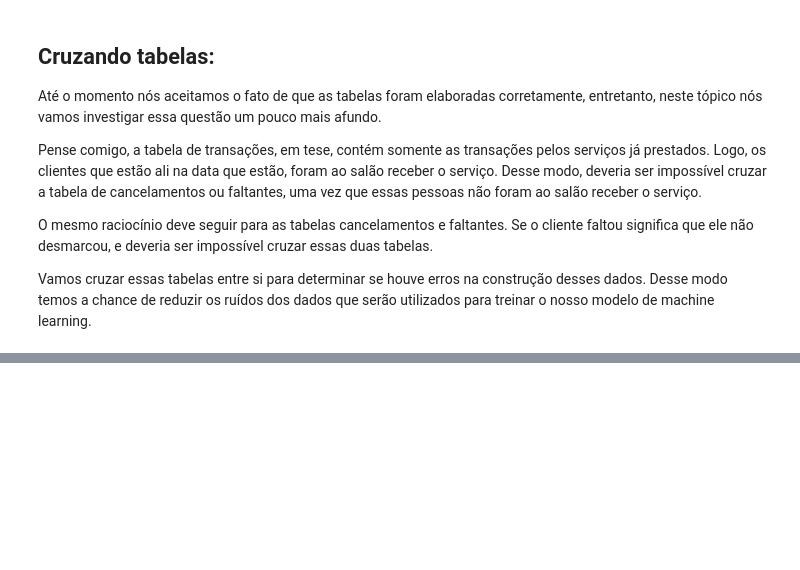
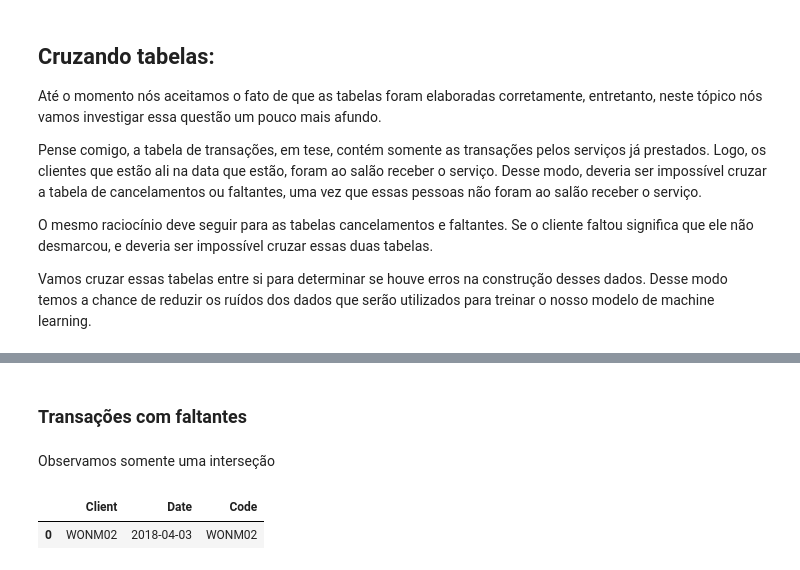
Before and after one commit to Alexandre-Esposte/Reserva_Nao_Honrada, a Jupyter notebook: notebooks/analises.ipynb, the cells around one changed output, grey strips where cells are left out. Drawn from its saved outputs; the diff is of its cells as text; code cells hidden in the pictures; blank space fills up the shorter version.

```diff
--- a/notebooks/analises.ipynb
+++ b/notebooks/analises.ipynb
@@ -987,0 +1010,9 @@ Vamos cruzar essas tabelas entre si para determinar se houve erros na construç
+# %% [markdown]
+### **Transações com faltantes**
+# %% [markdown]
+Observamos somente uma interseção
+# %%
+pd.merge(left = transacoes[['Client','Date']], right=faltantes[['Code','Date']], left_on=['Client','Date'], right_on = ['Code','Date'], how='inner')
+# %% [output]
+|  | Client | Date | Code |
+| 0 | WONM02 | 2018-04-03 | WONM02 |
```
Also changed, not shown: parts of 9 cells of this notebook.
